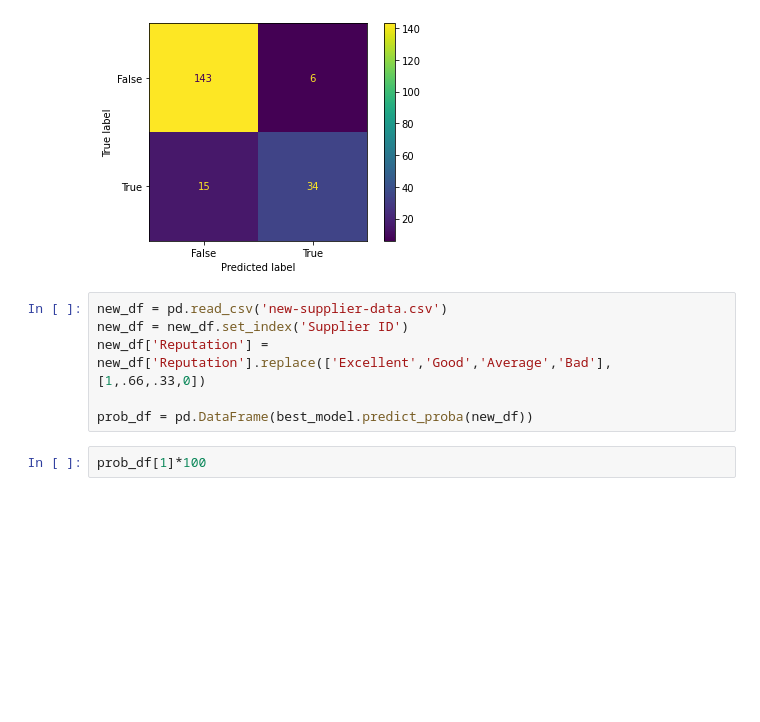
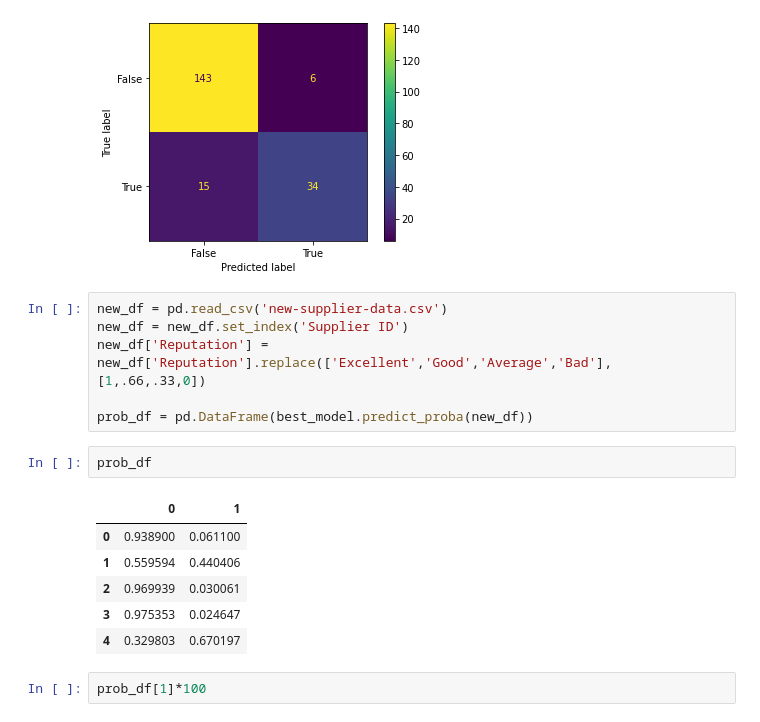
Before and after one commit to hksantosh/sscm, a Jupyter notebook: capstone/Supplier_Data_Assignment.ipynb, the cells around one changed output. Saved outputs shown, nothing was run; the diff lists cells and outputs as text; blank space fills up the shorter version.

```diff
--- a/capstone/Supplier_Data_Assignment.ipynb
+++ b/capstone/Supplier_Data_Assignment.ipynb
@@ -227,6 +235,15 @@ new_df = new_df.set_index('Supplier ID')
 new_df['Reputation'] = new_df['Reputation'].replace(['Excellent','Good','Average','Bad'], [1,.66,.33,0])
 
 prob_df = pd.DataFrame(best_model.predict_proba(new_df))
+# %%
+prob_df
+# %% [output]
+|  | 0 | 1 |
+| 0 | 0.938900 | 0.061100 |
+| 1 | 0.559594 | 0.440406 |
+| 2 | 0.969939 | 0.030061 |
+| 3 | 0.975353 | 0.024647 |
+| 4 | 0.329803 | 0.670197 |
 # %%
 prob_df[1]*100
 # %% [output]
```
Also changed, not shown: parts of 9 cells of this notebook.
